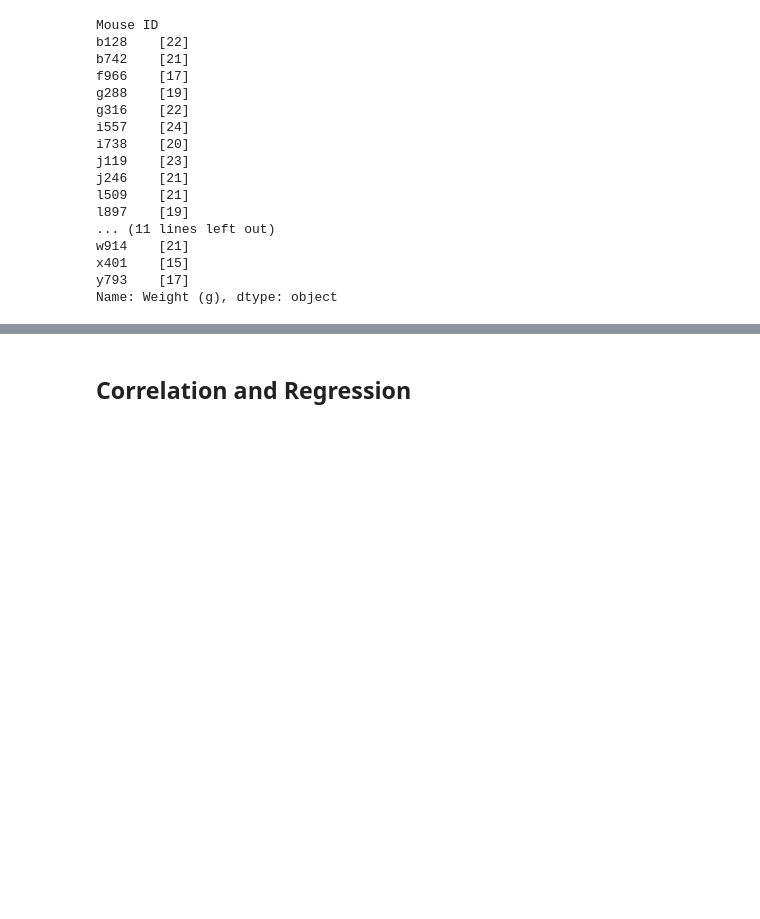
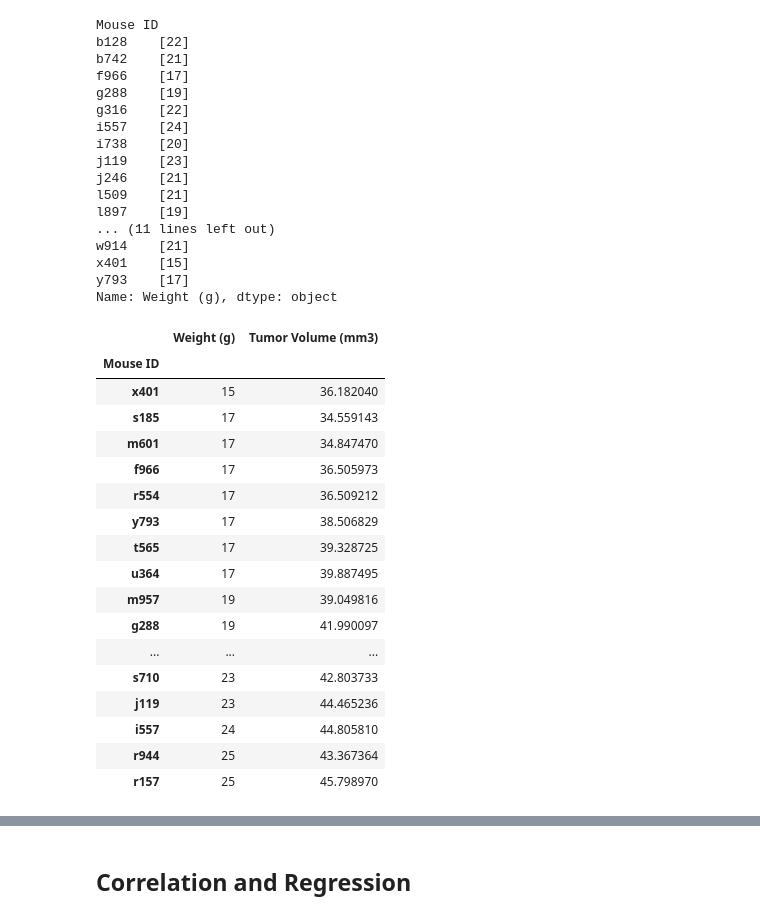
Before and after one commit to jMacProd/MatplotlibChallenge, a Jupyter notebook: Pymaceuticals/pymaceuticals.ipynb, the cells around one changed output, grey strips where cells are left out. Cells and saved outputs as stored; diff of their text form; code cells hidden in the pictures; blank space fills up the shorter version.

```diff
--- a/Pymaceuticals/pymaceuticals.ipynb
+++ b/Pymaceuticals/pymaceuticals.ipynb
@@ -658,4 +659,33 @@ w914    [21]
 x401    [15]
 y793    [17]
 Name: Weight (g), dtype: object
+# %%
+#I think I need to join 2 series into a dataframe
+mouseweighttumordf = pd.merge(mousetumorweight, mousetumoraverage, right_index = True,
+               left_index = True)
+#Needed to reconvert weight valules to strings
+mouseweighttumordf['Weight (g)'] = mouseweighttumordf['Weight (g)'].str[0]
+
+#went back and sorted this dataframe to compare against scatter plotab
+    #as it seems there was a plot missing but I have confirmed 2 plots are over each other
+mouseweighttumordf.sort_values(["Weight (g)","Tumor Volume (mm3)"],ascending=(True,True))
+# %% [output]
+|  | Weight (g) | Tumor Volume (mm3) |
+| Mouse ID |  |  |
+| x401 | 15 | 36.182040 |
+| s185 | 17 | 34.559143 |
+| m601 | 17 | 34.847470 |
+| f966 | 17 | 36.505973 |
+| r554 | 17 | 36.509212 |
+| y793 | 17 | 38.506829 |
+| t565 | 17 | 39.328725 |
+| u364 | 17 | 39.887495 |
+| m957 | 19 | 39.049816 |
+| g288 | 19 | 41.990097 |
+| ... | ... | ... |
+| s710 | 23 | 42.803733 |
+| j119 | 23 | 44.465236 |
+| i557 | 24 | 44.805810 |
+| r944 | 25 | 43.367364 |
+| r157 | 25 | 45.798970 |
 # %%
```
Also changed, not shown: parts of 2 cells of this notebook.
